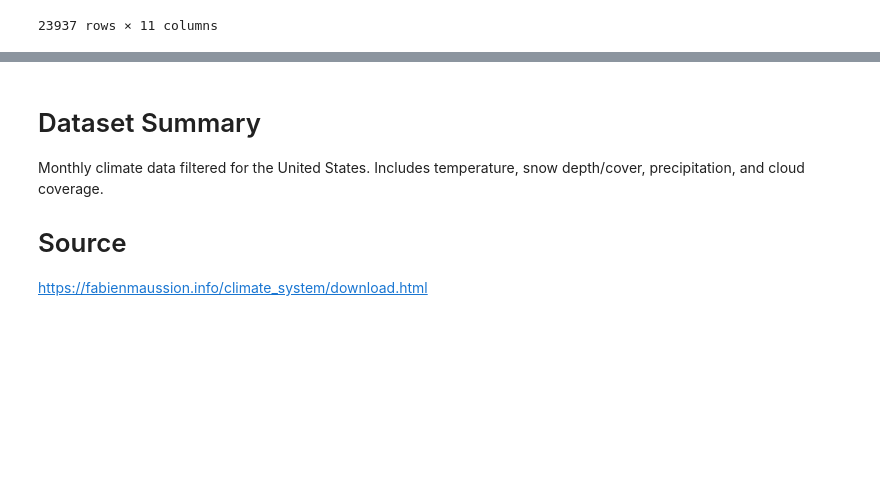
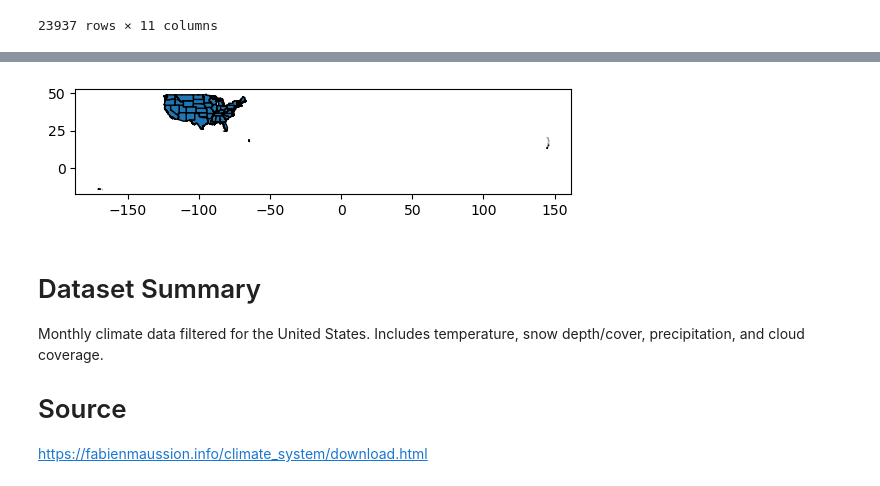
Before and after one commit to andrewdean1/solar-searcher, a Jupyter notebook: Notebooks/weather.ipynb, the cells around one changed output, grey strips where cells are left out. Saved outputs shown, nothing was run; the diff lists cells and outputs as text; code cells hidden in the pictures; blank space fills up the shorter version.

```diff
--- a/Notebooks/weather.ipynb
+++ b/Notebooks/weather.ipynb
@@ -76,0 +170,5 @@ df_avg
+# %%
+shape_path = '../Data/USshape/cb_2023_us_state_500k.shp'
+shape = gpd.read_file(shape_path)
+shape = shape.dropna()
+shape = shape[~shape['NAME'].isin(['Alaska', 'Hawaii', 'Puerto Rico'])]
@@ -77,3 +178,8 @@ df_avg
+# %%
+ax = shape.plot(edgecolor = 'black')
+# gpd.kdeplot(gdf, ax = ax, shade = True)
+# %% [output]
+[figure, added]
 # %% [markdown]
 # Dataset Summary
 Monthly climate data filtered for the United States. Includes temperature, snow depth/cover, precipitation, and cloud coverage.
```
Also changed, not shown: parts of 6 cells of this notebook, 1 other file.
